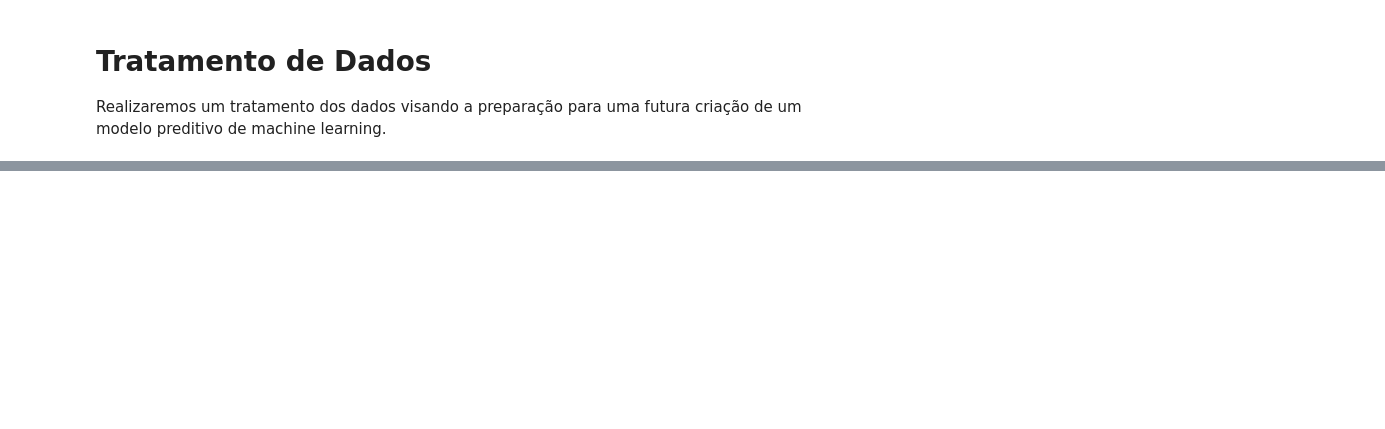
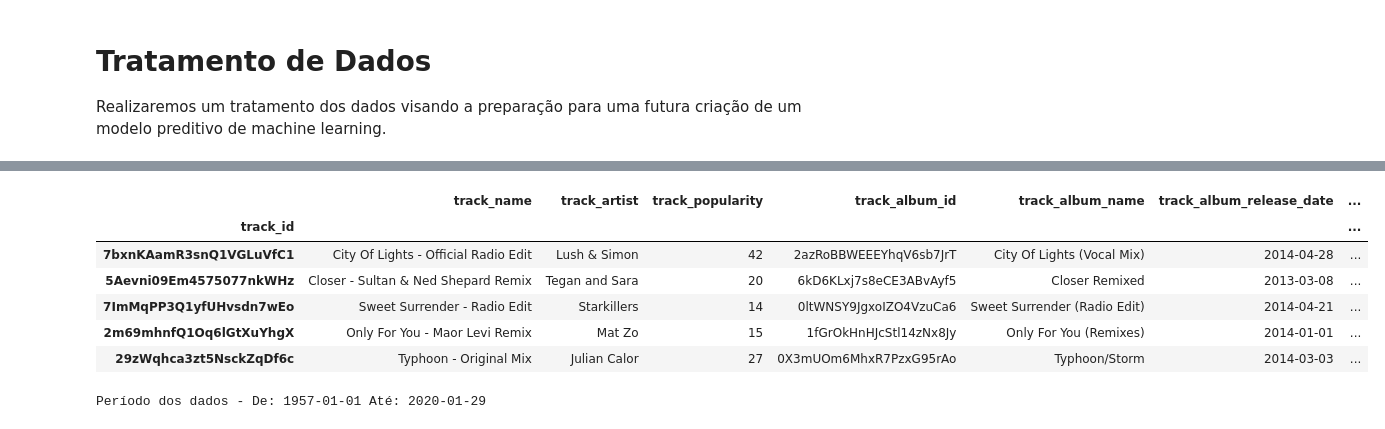
Before and after one commit to claraferreirabatista/30000-spotify-songs-machine-learning-popularidade, a Jupyter notebook: tratamento_dados.ipynb, the cells around one changed output, grey strips where cells are left out. Cells and saved outputs as stored; diff of their text form; code cells hidden in the pictures; blank space fills up the shorter version.

```diff
--- a/tratamento_dados.ipynb
+++ b/tratamento_dados.ipynb
@@ -219,0 +45,22 @@ df_dados.to_excel('dados_com_tratamento.xlsx', index = False)
+# %%
+#Comando utilizado para verificar as linhas finais do DataFrame
+df.tail()
+# %% [output]
+|  | track_name | track_artist | track_popularity | track_album_id | track_album_name | track_album_release_date | ... |
+| track_id |  |  |  |  |  |  | ... |
+| 7bxnKAamR3snQ1VGLuVfC1 | City Of Lights - Official Radio Edit | Lush & Simon | 42 | 2azRoBBWEEEYhqV6sb7JrT | City Of Lights (Vocal Mix) | 2014-04-28 | ... |
+| 5Aevni09Em4575077nkWHz | Closer - Sultan & Ned Shepard Remix | Tegan and Sara | 20 | 6kD6KLxj7s8eCE3ABvAyf5 | Closer Remixed | 2013-03-08 | ... |
+| 7ImMqPP3Q1yfUHvsdn7wEo | Sweet Surrender - Radio Edit | Starkillers | 14 | 0ltWNSY9JgxoIZO4VzuCa6 | Sweet Surrender (Radio Edit) | 2014-04-21 | ... |
+| 2m69mhnfQ1Oq6lGtXuYhgX | Only For You - Maor Levi Remix | Mat Zo | 15 | 1fGrOkHnHJcStl14zNx8Jy | Only For You (Remixes) | 2014-01-01 | ... |
+| 29zWqhca3zt5NsckZqDf6c | Typhoon - Original Mix | Julian Calor | 27 | 0X3mUOm6MhxR7PzxG95rAo | Typhoon/Storm | 2014-03-03 | ... |
+# %%
+# Converta as datas para objetos datetime
+df['track_album_release_date'] = pd.to_datetime(df['track_album_release_date'], format='%Y-%m-%d', errors='coerce')
+
+# Calcule o mínimo e o máximo das datas
+inicio = df['track_album_release_date'].min()
+fim = df['track_album_release_date'].max()
+
+print('Período dos dados - De:', inicio.date(), 'Até:', fim.date())
+# %% [output]
+Período dos dados - De: 1957-01-01 Até: 2020-01-29
```
Also changed, not shown: parts of 47 cells of this notebook.
